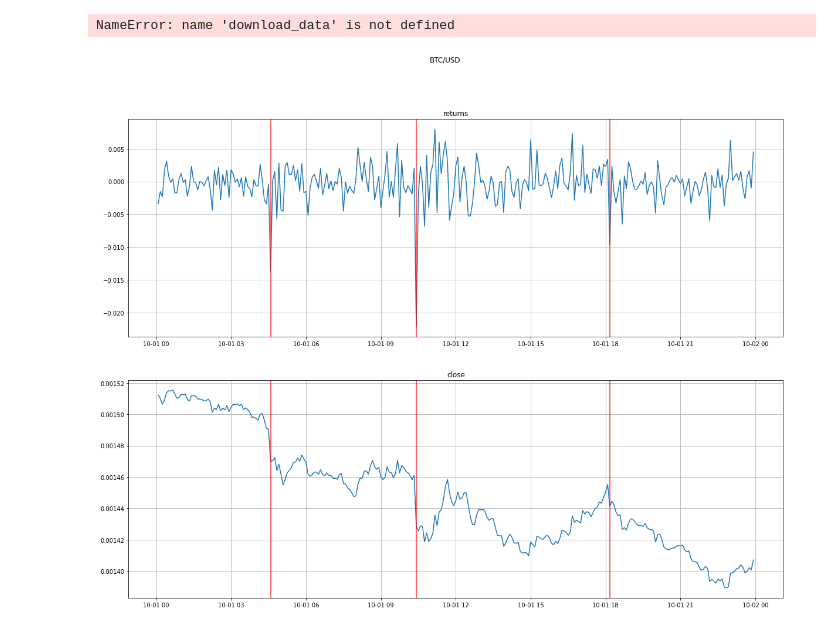
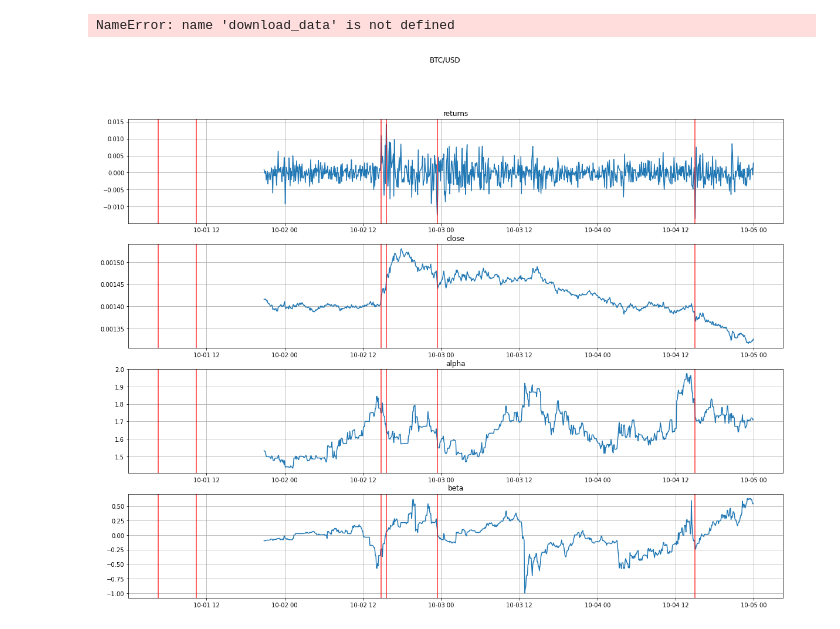
Before and after one commit to EmaMerca/shocks, a Jupyter notebook: data.ipynb, the cells around one changed output. Drawn from its saved outputs; the diff is of its cells as text; code cells hidden in the pictures.

```diff
--- a/data.ipynb
+++ b/data.ipynb
@@ -57,4 +59,6 @@ data.preprocess(freq="5m")
 # %%
-data.find_shocks(start_date="2021-10-01", end_date="2021-10-04", plot=False, std_from_mean=3.5)
-data.fit(window=100, start_date="2021-10-01", end_date="2021-10-04")
-plot(data.fitted, data.shocks, cols="returns close alpha beta".split())
+data.find_shocks(start_date="2021-10-01", end_date="2021-10-3", plot=False, std_from_mean=3.5)
+data.fit(window=250, start_date="2021-10-01", end_date="2021-10-3")
+data.plot_fit(data.fitted, data.shocks)
+# %% [output]
+[figure, added]
@@ -80,6 +64,0 @@ def plot(df, shocks=None, cols = ["returns", "close"]):
-# %%
-cols = ["returns", "close"]
-df = Dataset.filter_data(df=data.data.dropna(),start_date="2021-10-01", end_date="2021-10-02")
-plot(df, data.shocks[:3])
-# %% [output]
-[figure, removed]
```
Also changed, not shown: parts of 7 cells of this notebook, 1 other file.
